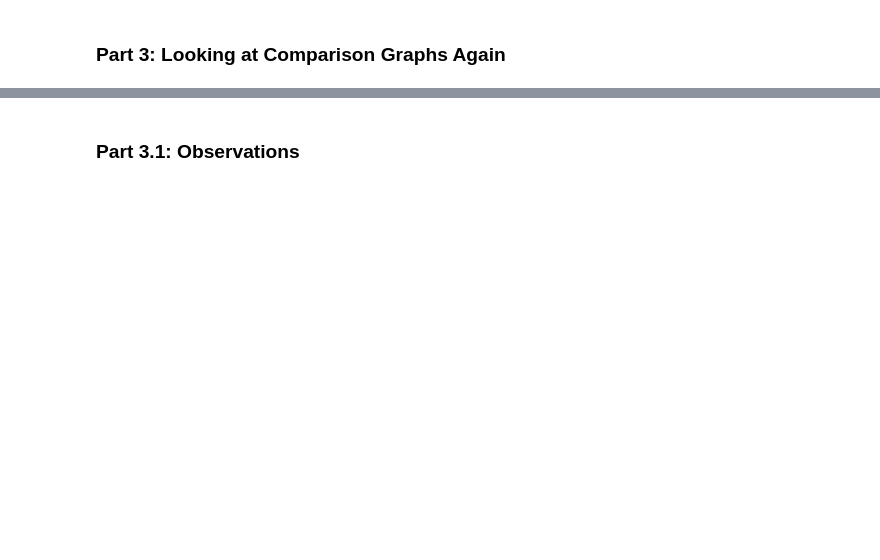
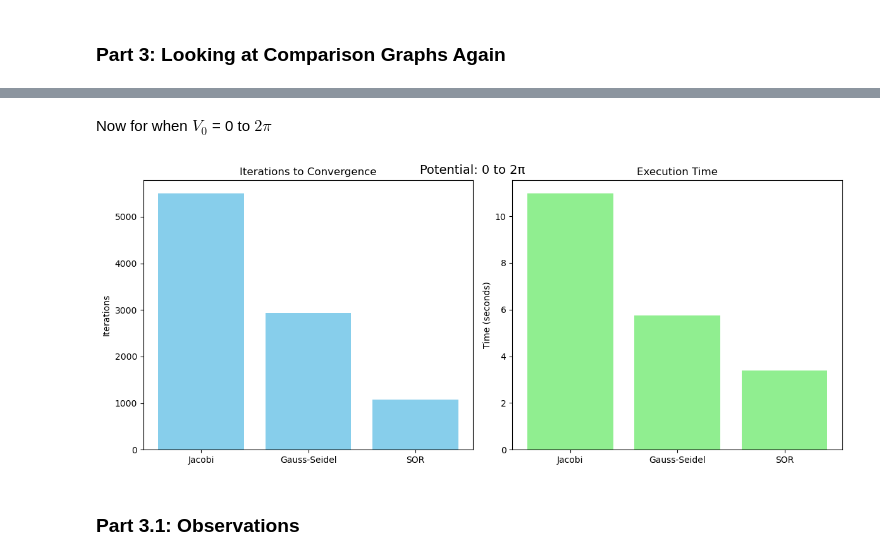
Before and after one commit to doddamre/PHY480-Semester-Project, a Jupyter notebook: PHY480-905_SemesterProject_Doddamreddy.ipynb, the cells around one changed output, grey strips where cells are left out. Cells and saved outputs as stored; diff of their text form; code cells hidden in the pictures; blank space fills up the shorter version.

```diff
--- a/PHY480-905_SemesterProject_Doddamreddy.ipynb
+++ b/PHY480-905_SemesterProject_Doddamreddy.ipynb
@@ -692,2 +720,29 @@ All of the plots that you plan on using for your presentation should be present
+# %% [markdown]
+Now for when $V_0$ = 0 to $2\pi$
+# %%
+methods = ['Jacobi', 'Gauss-Seidel', 'SOR']
+iterations = [j_iterations_1, g_iterations_1, s_iterations_1]
+execution_times = [j_time_1, g_time_1, s_time_1]
+
+plt.figure(figsize=(12, 5))
+
+# Plotting iterations
+plt.subplot(1, 2, 1)
+plt.bar(methods, iterations, color='skyblue')
+plt.title('Iterations to Convergence')
+plt.ylabel('Iterations')
+
+# Plotting execution time
+plt.subplot(1, 2, 2)
+plt.bar(methods, execution_times, color='lightgreen')
+plt.title('Execution Time')
+plt.ylabel('Time (seconds)')
+
+plt.tight_layout()
+fig = plt.gcf()
+fig.suptitle('Potential: 0 to 2π', fontsize=14)
+plt.show()
+# %% [output]
+[figure, added]
 # %% [markdown]
 ### Part 3.1: Observations
```
Also changed, not shown: parts of 23 cells of this notebook.
